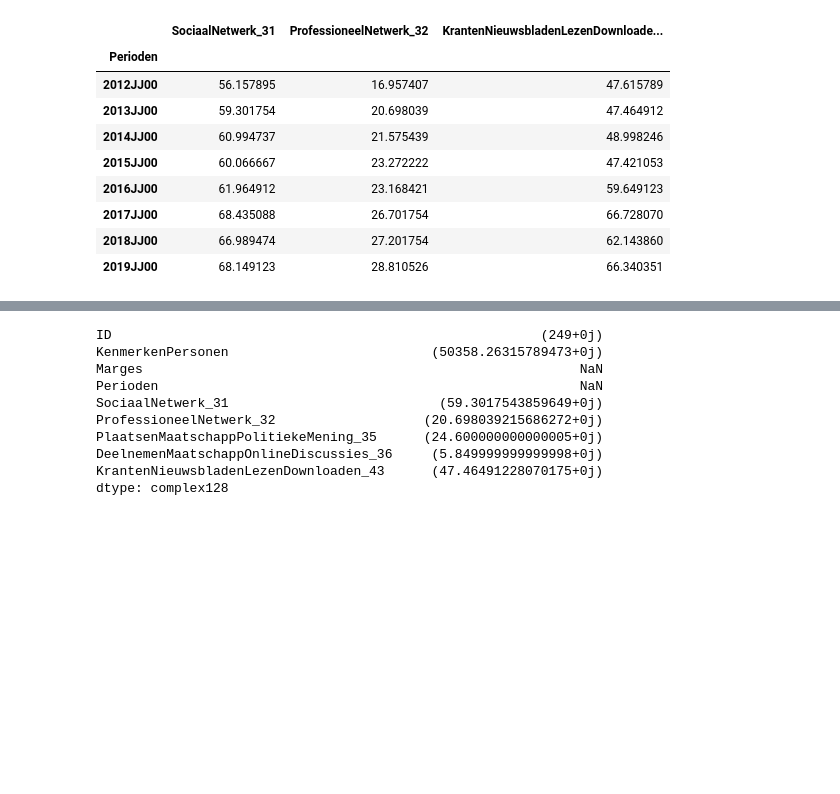
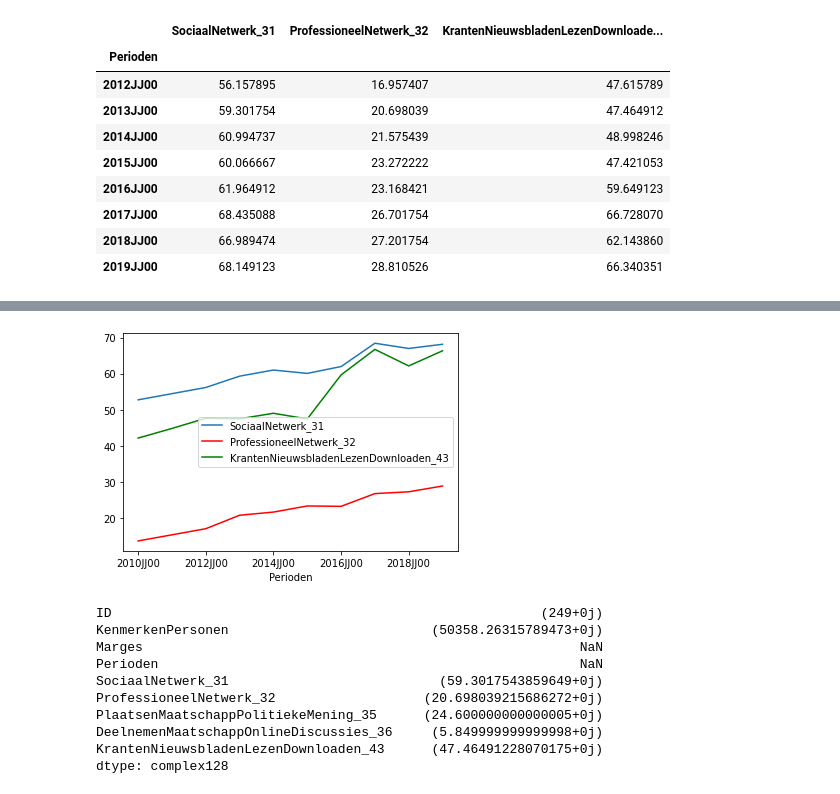
Before and after one commit to iswetha522/Amsterdam_Project, a Jupyter notebook: ProjectAmsterdam/Data Social Media extra information to make the index file.ipynb, the cells around one changed output, grey strips where cells are left out. Cells and saved outputs as stored; diff of their text form; code cells hidden in the pictures; blank space fills up the shorter version.

Commit message:
Created Plot for correlation social network dataframe

```diff
--- a/ProjectAmsterdam/Data Social Media extra information to make the index file.ipynb
+++ b/ProjectAmsterdam/Data Social Media extra information to make the index file.ipynb
@@ -35,3 +32,10 @@ time_on_SM.corr()
 | SociaalNetwerk_31 | 1.000000 | 0.959494 | 0.928338 |
 | ProfessioneelNetwerk_32 | 0.959494 | 1.000000 | 0.855679 |
 | KrantenNieuwsbladenLezenDownloade... | 0.928338 | 0.855679 | 1.000000 |
+# %%
+new_time = time_on_SM.transpose()
+new_time.insert(0, '2010JJ00',[52.731829, 13.570801, 42.115038], True)
+new_time.insert(1, '2011JJ00',[54.444862, 15.264104, 44.789975], True)
+time_social_media = new_time.transpose()
+time_social_media = time_social_media.reset_index()
+time_social_media
@@ -38,3 +54,16 @@ time_on_SM.corr()
+# %%
+import matplotlib.pyplot as plt
+import pandas as pd
+
+ax = plt.gca()
+
+time_social_media.plot(kind='line',x='Perioden',y='SociaalNetwerk_31',ax=ax)
+time_social_media.plot(kind='line',x='Perioden',y='ProfessioneelNetwerk_32', color='red', ax=ax)
+time_social_media.plot(kind='line',x='Perioden',y='KrantenNieuwsbladenLezenDownloaden_43', color='green', ax=ax)
+
+plt.show()
+# %% [output]
+[figure, added]
 # %%
 # mean of the use of social network
 
```
Also changed, not shown: parts of 2 cells of this notebook.
